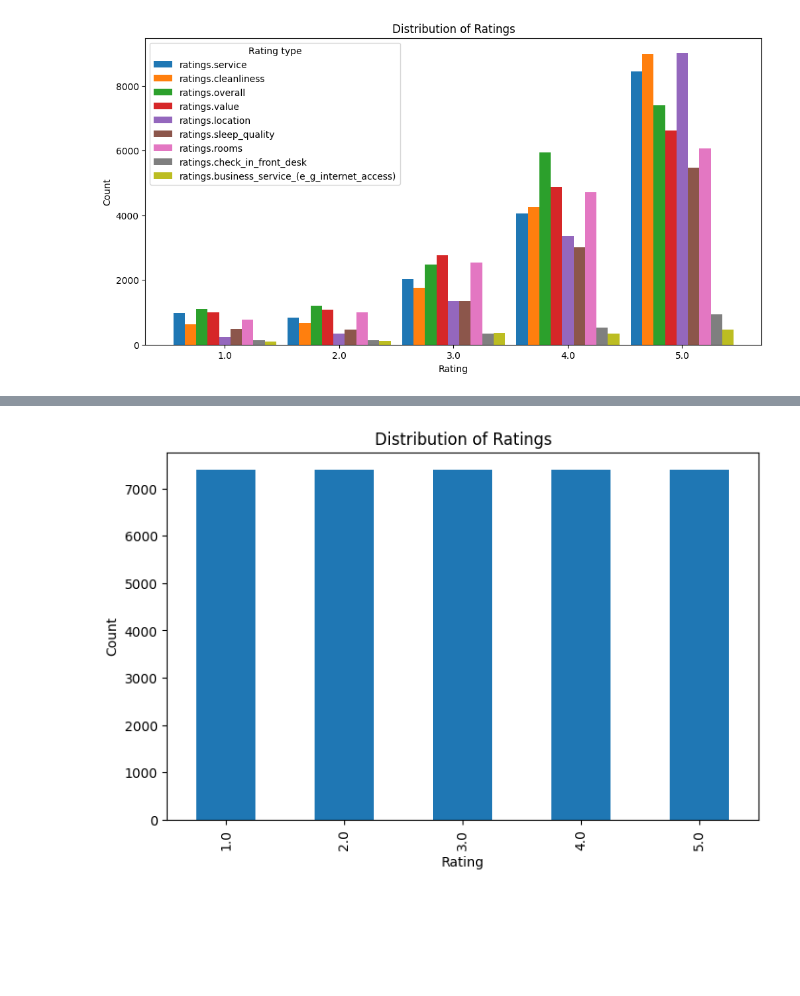
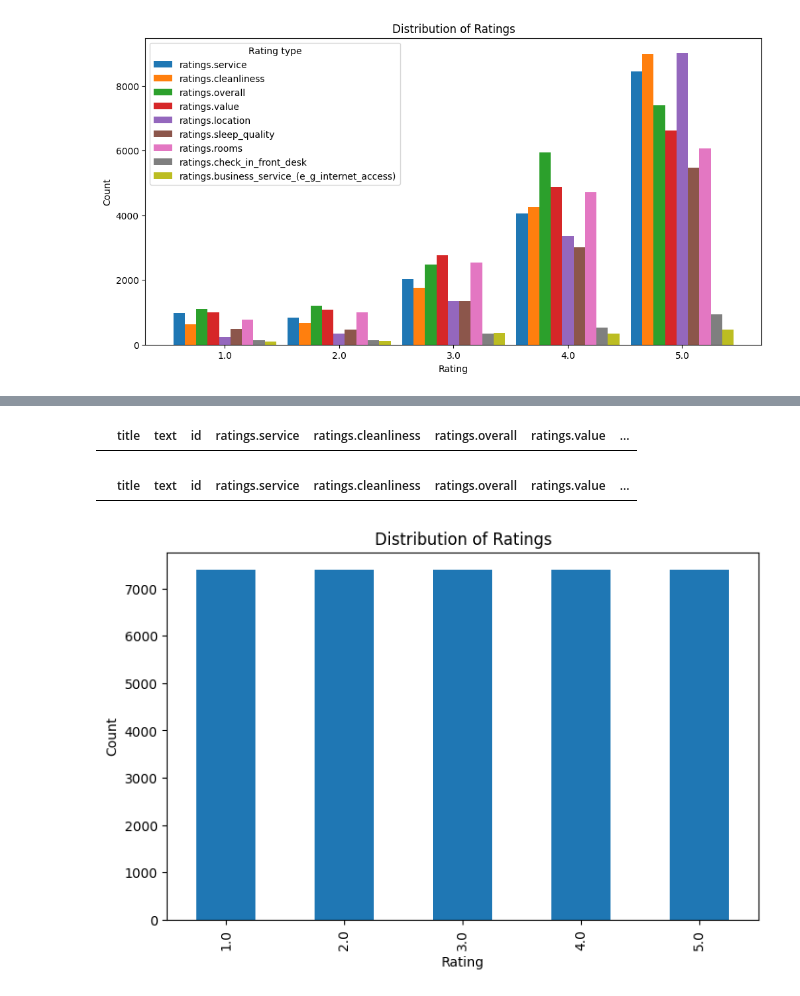
Before and after one commit to CHamilton0/COMP-SCI-7417-Applied-Natural-Language-Processing, a Jupyter notebook: Assignment2/ANLP_2025_S1_assignment2_a1766121_christopher_hamilton.ipynb, the cells around one changed output, grey strips where cells are left out. Saved outputs shown, nothing was run; the diff lists cells and outputs as text; code cells hidden in the pictures; blank space fills up the shorter version.

```diff
--- a/Assignment2/ANLP_2025_S1_assignment2_a1766121_christopher_hamilton.ipynb
+++ b/Assignment2/ANLP_2025_S1_assignment2_a1766121_christopher_hamilton.ipynb
@@ -235,3 +268,15 @@ plt.show()
+# %%
+# Find reviews with no text
+no_text_reviews = train_df[train_df['text'].str.len() == 0]
+no_text_reviews
+# %% [output]
+|  | title | text | id | ratings.service | ratings.cleanliness | ratings.overall | ratings.value | ... |
+# %%
+# Find reviews with no text
+no_text_reviews = test_df[test_df['text'].str.len() == 0]
+no_text_reviews
+# %% [output]
+|  | title | text | id | ratings.service | ratings.cleanliness | ratings.overall | ratings.value | ... |
 # %%
 # Balance the training data by oversampling
 def balance_data_oversample(df):
```
Also changed, not shown: parts of 13 cells of this notebook.
